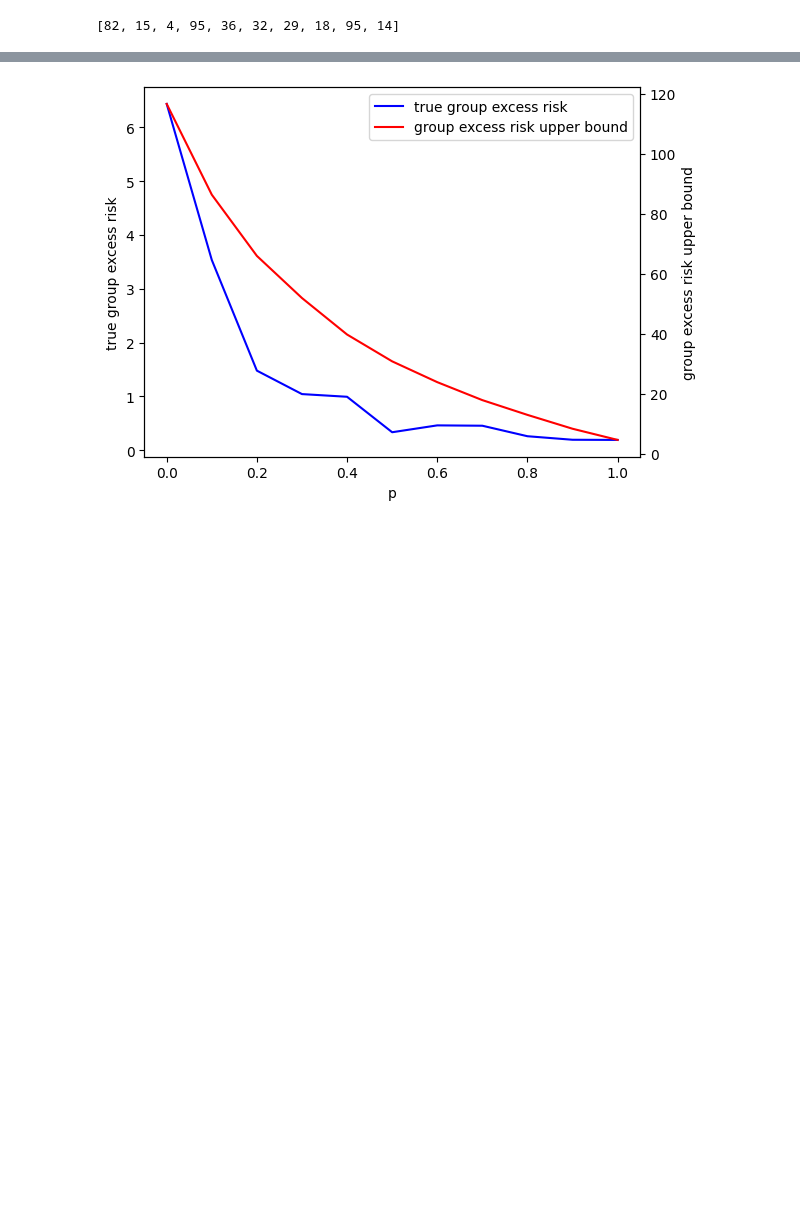
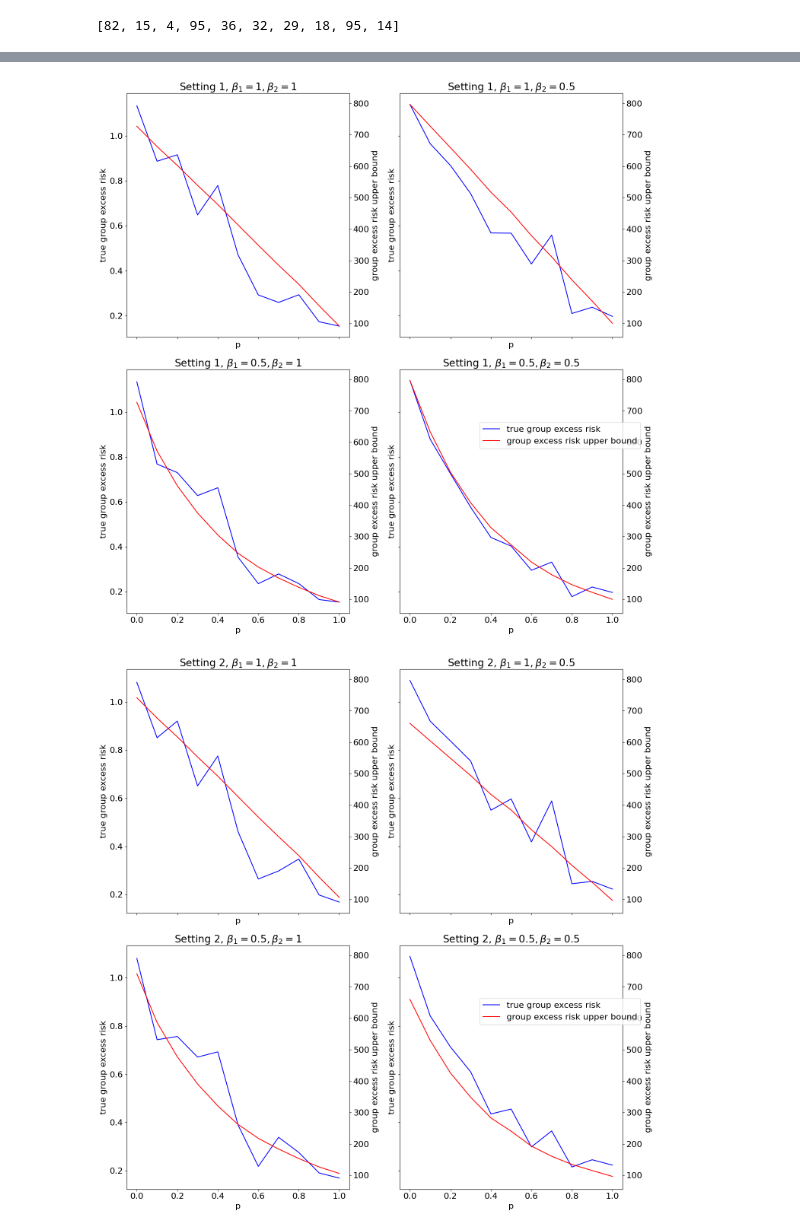
Before and after one commit to ArjunSubramonian/group-excess-risk-bound-sgd, a Jupyter notebook: SGD plots.ipynb, the cells around one changed output, grey strips where cells are left out. Saved outputs shown, nothing was run; the diff lists cells and outputs as text; code cells hidden in the pictures; blank space fills up the shorter version.

```diff
--- a/SGD plots.ipynb
+++ b/SGD plots.ipynb
@@ -30,17 +30,4 @@ class LR(torch.nn.Module):
     def forward(self, x):
         out = self.linear(x)
         return out
-# %%
-N_train = 200
-alpha = 3
-N_test = 100000
-
-k = 2000
-w_star_0 = 1 / torch.arange(1, k + 1).reshape(-1, 1)
-w_star_1 = 2 / torch.arange(1, k + 1).reshape(-1, 1)
-# w_star_0 = 0.5 * torch.ones((k, 1))
-# w_star_1 = torch.ones((k, 1))
-
-noise_sigma = 1
-noise = D.Normal(0, noise_sigma)
 # %%
@@ -193,18 +203,30 @@ ratio 125.47679138183594
 # %%
 import matplotlib.pyplot as plt
+plt.rcParams.update({'font.size': 16})
 
-fig, ax1 = plt.subplots()
-lns1 = ax1.plot(p_list, excess_risk_list.mean(dim=1), label='true group excess risk', c='b')
-ax2 = ax1.twinx()
-lns2 = ax2.plot(p_list, bound_list.mean(dim=1), label='group excess risk upper bound', c='r')
-# plt.plot(p_list, (bound_list / excess_risk_list).mean(dim=1), label='ratio')
-lns = lns1+lns2
-labs = [l.get_label() for l in lns]
-ax1.legend(lns, labs, loc=0)
-ax1.set_xlabel('p')
-ax1.set_ylabel('true group excess risk')
-ax2.set_ylabel('group excess risk upper bound')
-# plt.title('N = {}'.format(N_train))
-plt.show()
+axs_list = []
+for covars_0_idx in [0, 1]:
+    fig, axs = plt.subplots(2, 2, sharex=True, sharey=True, figsize=(15, 15))
+    for beta_1_idx, beta_1 in enumerate([1, 0.5]):
+        for beta_2_idx, beta_2 in enumerate([1, 0.5]):
+            excess_risk_list, bound_list = results_dict[covars_0_idx][beta_1][beta_2]
+
+            ax1 = axs[beta_1_idx, beta_2_idx]
+            lns1 = ax1.plot(p_list, excess_risk_list.mean(dim=1), label='true group excess risk', c='b')
+            ax2 = ax1.twinx()
+            axs_list.append(ax2)
+            lns2 = ax2.plot(p_list, bound_list.mean(dim=1), label='group excess risk upper bound', c='r')
+            lns = lns1+lns2
+            labs = [l.get_label() for l in lns]
+            ax1.set_xlabel('p')
+            ax1.set_ylabel('true group excess risk')
+            ax2.set_ylabel('group excess risk upper bound')
+            plt.title(r"Setting {}, $\beta_1 = {}, \beta_2 = {}$".format(covars_0_idx + 1, beta_1, beta_2))
+
+    axs_list[0].get_shared_y_axes().join(axs_list[0], *axs_list[1:])
+    plt.legend(lns, labs, bbox_to_anchor=(1.1, 0.8))
+    plt.tight_layout()
+    plt.show()
 # %% [output]
-[figure, old version]
+[figure, new version]
+[figure, added]
```
Also changed, not shown: parts of 1 cell of this notebook.
